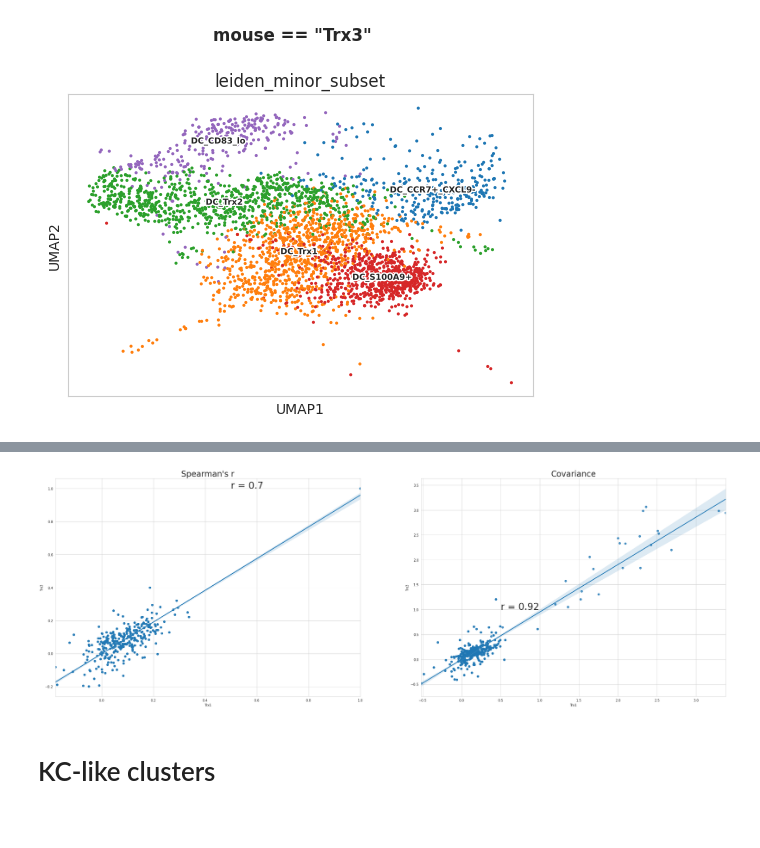
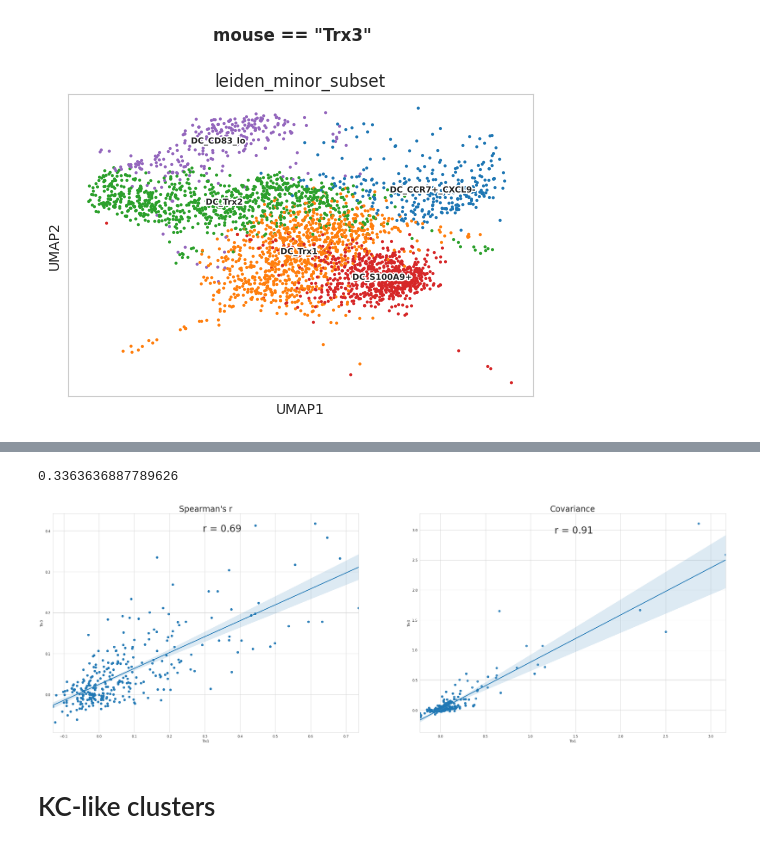
Before and after one commit to Ngort/tox, a Jupyter notebook: verify_batch_replicability.ipynb, the cells around one changed output, grey strips where cells are left out. Cells and saved outputs as stored; diff of their text form; code cells hidden in the pictures.

```diff
--- a/verify_batch_replicability.ipynb
+++ b/verify_batch_replicability.ipynb
@@ -99,4 +106,9 @@ regex_toavoid = r'(mt-.*|Rps.*|Rpl.*|Mrpl.*|Mrps.*)'
 ## Filter for IL12b+ treated DCs from the IL12b+ liver treated libraries // Add log values for gene variability analysis downstream
 # %%
 il12dcdata = adata[adata.obs.leiden_minor_subset.isin(il12b_dc) & adata.obs.library_name.isin(liver_il12b_trx_libraries)]
+il12dcdata.obs.mouse = il12dcdata.obs.mouse.astype('category')
 sc.pp.log1p(il12dcdata)
+
+il12kcdata = adata[adata.obs.leiden_minor_subset.isin(il12b_kc) & adata.obs.library_name.isin(liver_il12b_trx_libraries)]
+il12kcdata.obs.mouse = il12kcdata.obs.mouse.astype('category')
+sc.pp.log1p(il12kcdata)
@@ -114,9 +140,12 @@ fanosort_dc3 = np.argsort(np.var(il12dcdata3_X, axis=0)/np.mean(il12dcdata3_X, a
+# %%
+hvdc_trx1 = pd.DataFrame(sc.pp.highly_variable_genes(il12dcdata1, n_top_genes=50, inplace=False)).merge(pd.Series(il12dcdata1.var_names).rename('gene_name'), left_index=True, right_index=True).sort_values('dispersions_norm', ascending = False).gene_name
+hvdc_trx3 = pd.DataFrame(sc.pp.highly_variable_genes(il12dcdata3, n_top_genes=50, inplace=False)).merge(pd.Series(il12dcdata3.var_names).rename('gene_name'), left_index=True, right_index=True).sort_values('dispersions_norm', ascending = False).gene_name
+
+hvkc_trx1 = pd.DataFrame(sc.pp.highly_variable_genes(il12kcdata1, n_top_genes=50, inplace=False)).merge(pd.Series(il12kcdata1.var_names).rename('gene_name'), left_index=True, right_index=True).sort_values('dispersions_norm', ascending = False).gene_name
+hvkc_trx3 = pd.DataFrame(sc.pp.highly_variable_genes(il12kcdata3, n_top_genes=50, inplace=False)).merge(pd.Series(il12kcdata3.var_names).rename('gene_name'), left_index=True, right_index=True).sort_values('dispersions_norm', ascending = False).gene_name
 # %%
-hvdc_trx1 = il12dcdata1.var_names[fanosort_dc1]
 hvdc_trx1 = hvdc_trx1[~hvdc_trx1.str.match(regex_toavoid)]
-
-hvdc_trx3 = il12dcdata3.var_names[fanosort_dc3]
 hvdc_trx3 = hvdc_trx3[~hvdc_trx3.str.match(regex_toavoid)]
 
-
-#genes_toavoid_dc1 = il12dcdata1.var_names[fanosort_dc1].str.match(regex_toavoid)
+hvkc_trx1 = hvkc_trx1[~hvkc_trx1.str.match(regex_toavoid)]
+hvkc_trx3 = hvkc_trx3[~hvkc_trx3.str.match(regex_toavoid)]
@@ -151,4 +186,5 @@ plt.legend()
 # %% [markdown]
 ## Compute the 25 most variable genes that are highly variable in both mice
 # %%
-hvdc_genes_consensus = set(hvdc_trx1[:30]) & set(hvdc_trx3[:30])
+hvdc_genes_consensus = set(hvdc_trx1[:90]) & set(hvdc_trx3[:90])
+hvkc_genes_consensus = set(hvkc_trx1[:290]) & set(hvkc_trx3[:290])
@@ -187,26 +283,30 @@ Trying to set attribute `.uns` of view, copying.
+# %%
+np.percentile(hvdccorr_scatter.Trx3,99)
+# %% [output]
+0.3363636887789626
 # %%
 fig, axes = plt.subplots(1,2, figsize=(36,12))
 
 #std_correl = round(hvdcstd.corr().iloc[0,1],2)
 corr_correl = round(hvdccorr_scatter.corr(method='spearman').iloc[0,1],2)
 cov_correl = round(hvdccov_scatter.corr().iloc[0,1],2)
 
 # std_plot = sns.regplot(data=hvdcstd, x='Trx1', y='Trx3', ax=axes[0], robust=False)
 # std_plot.annotate('r = {}'.format(std_correl), (0.5,1), fontsize=28)
 # axes[0].set_title('Standard deviation', fontsize=24)
 
 corr_plot = sns.regplot(data=hvdccorr_scatter, x='Trx1', y='Trx3', ax=axes[0], robust=False)
-corr_plot.annotate('r = {}'.format(corr_correl), (0.5,1), fontsize=28)
+corr_plot.annotate('r = {}'.format(corr_correl), (0.4*axes[0].get_xlim()[1],0.9*axes[0].get_ylim()[1]), fontsize=28)
 axes[0].set_title("Spearman's r", fontsize=24)
 
 cov_plot = sns.regplot(data=hvdccov_scatter, x='Trx1', y='Trx3', ax=axes[1], robust=False)
-cov_plot.annotate('r = {}'.format(cov_correl), (0.5,1), fontsize=28)
+cov_plot.annotate('r = {}'.format(cov_correl), (0.4*axes[1].get_xlim()[1],0.9*axes[1].get_ylim()[1]), fontsize=28)
 axes[1].set_title("Covariance", fontsize= 24)
 
 
 plt.show()
 # %% [output]
-[figure, old version]
+[figure, new version]
 # %% [markdown]
 # KC-like clusters
 # %% [markdown]
```
Also changed, not shown: parts of 26 cells of this notebook.
